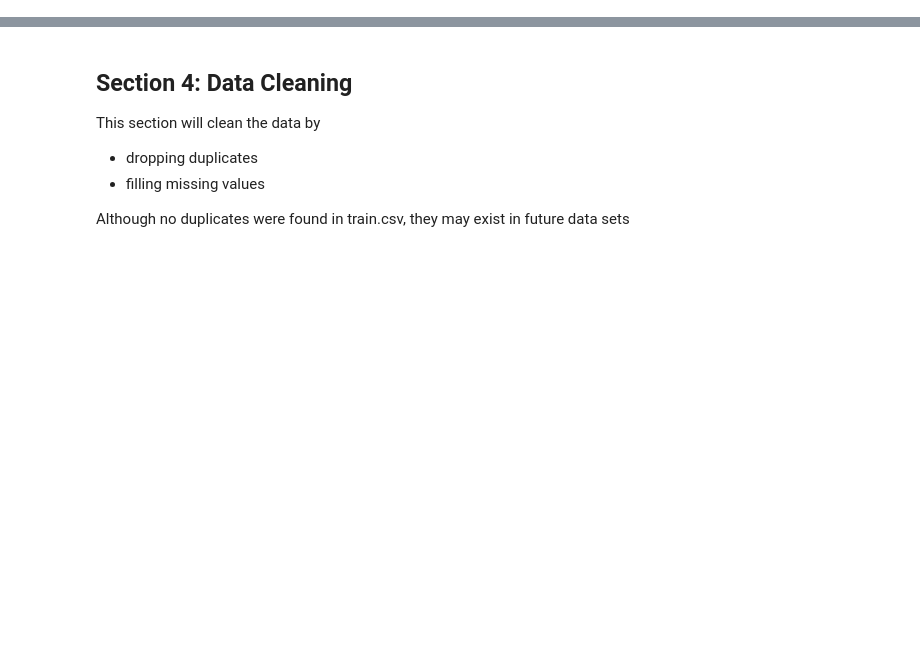
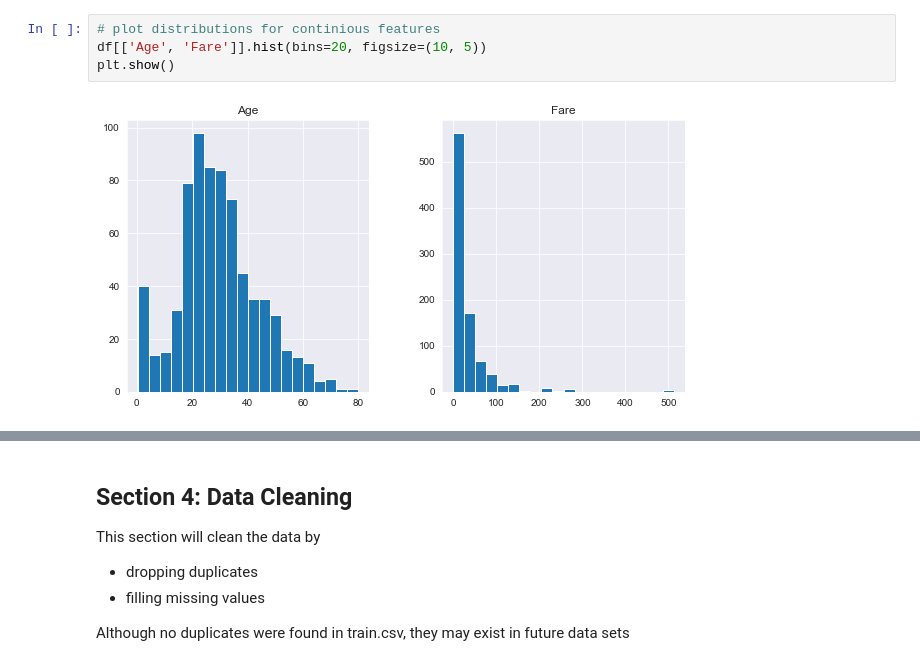
Before and after one commit to djgallagher/eds-capstone-titanic, a Jupyter notebook: Capstone - Predicting Titanic Passenger Survival.ipynb, the cells around one changed output, grey strips where cells are left out. Drawn from its saved outputs; the diff is of its cells as text; blank space fills up the shorter version.

```diff
--- a/Capstone - Predicting Titanic Passenger Survival.ipynb
+++ b/Capstone - Predicting Titanic Passenger Survival.ipynb
@@ -421,0 +147,6 @@ for col in ['age_group', 'fare_group']:
+# %%
+# plot distributions for continious features
+df[['Age', 'Fare']].hist(bins=20, figsize=(10, 5))
+plt.show()
+# %% [output]
+[figure, added]
```
Also changed, not shown: parts of 120 cells of this notebook.
